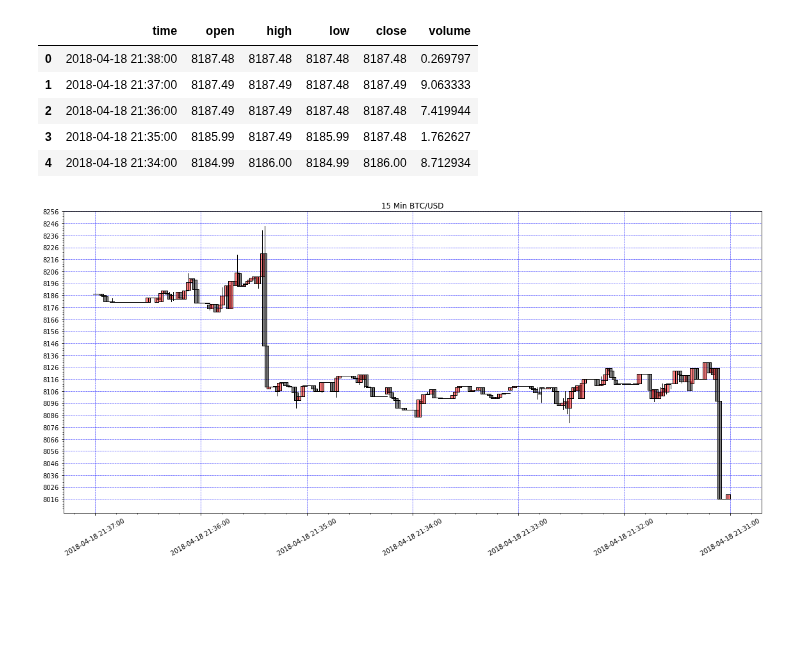
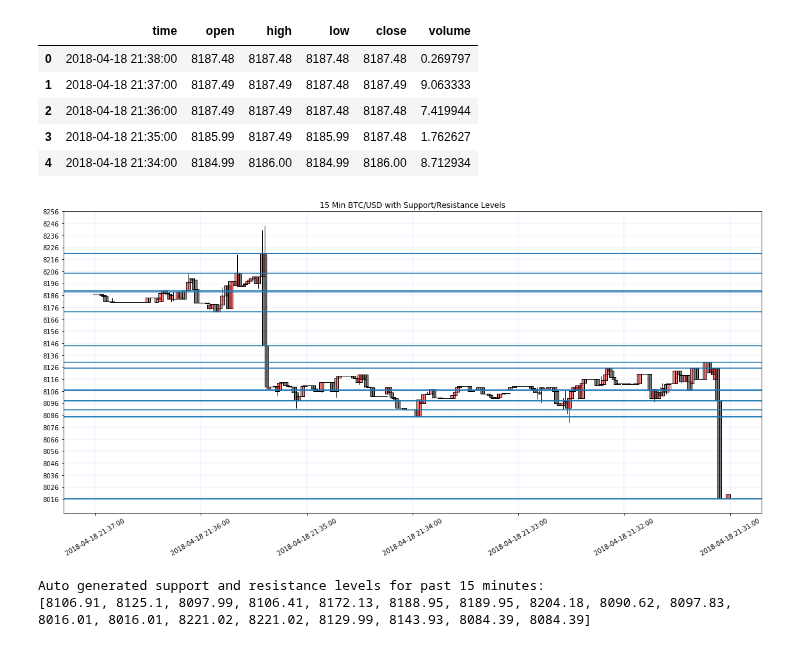
Before and after one commit to timothyyu/gdax-orderbook-ml, a Jupyter notebook: test_input_feature_expansion.ipynb, the cells around one changed output. Drawn from its saved outputs; the diff is of its cells as text; code cells hidden in the pictures; blank space fills up the shorter version.

Commit message:
auto s/r for chart from function working

```diff
--- a/test_input_feature_expansion.ipynb
+++ b/test_input_feature_expansion.ipynb
@@ -196,20 +193,48 @@ chart_15m_df.head()
 | 2 | 2018-04-18 21:36:00 | 8187.49 | 8187.49 | 8187.48 | 8187.48 | 7.419944 |
 | 3 | 2018-04-18 21:35:00 | 8185.99 | 8187.49 | 8185.99 | 8187.48 | 1.762627 |
 | 4 | 2018-04-18 21:34:00 | 8184.99 | 8186.00 | 8184.99 | 8186.00 | 8.712934 |
+# %%
+# Auto support/resistance adapted into function
+    # Source: Adapted from https://github.com/nakulnayyar/SupResGenerator
+from pandas_datareader import data, wb
+from sklearn.cluster import MeanShift, estimate_bandwidth
+
+def autoSR(dataframe):
+    data = chart_15m_df.as_matrix(columns=['close'])
+    data2 = data[:len(data)*1]
+    bandwidth = estimate_bandwidth(data2, quantile=0.1, n_samples=100)
+    ms = MeanShift(bandwidth=bandwidth, bin_seeding=True)
+    ms.fit(data2)
+    ml_results = []
+    for k in range(len(np.unique(ms.labels_))):
+            my_members = ms.labels_ == k
+            values = data[my_members, 0]
+            ml_results.append(min(values))
+            ml_results.append(max(values))
+    return ml_results
 # %%
-
+# Generate chart of past 15 minutes with autogenerated support and resistance levels:
 fig, ax = plt.subplots(figsize=(16, 8)
                      )
 candlestick2_ohlc(ax,chart_15m_df['open'],chart_15m_df['high'],chart_15m_df['low'],chart_15m_df['close'],width=2,\
                   colorup='k',colordown='r',alpha=.5)
 ax.set_xticklabels(chart_15m_df['time'] ,rotation=30)
 plt.yticks(np.arange(min(chart_15m_df['low']), max(chart_15m_df['high'])+20, 10))
-ax.minorticks_on()
+#ax.minorticks_on()
 ax.set_axisbelow(True)
-ax.grid(which='major', linestyle='--', linewidth='0.5', color='b')
-matplotlib.pyplot.title("15 Min BTC/USD")
+ax.grid(which='major', linestyle='--', linewidth='0.1', color='b')
+matplotlib.pyplot.title("15 Min BTC/USD with Support/Resistance Levels")
 #volume_overlay2(chart_15m_df['close'],chart_15m_df['volume'],width=1,colorup='k',colordown='r',alpha=1)
+autoSR(chart_15m_df)
+for k in ml_results:
+    plt.axhline(y=k)
 plt.tight_layout()
 plt.show()
 # %% [output]
-[figure, old version]
+[figure, new version]
+# %%
+print("Auto generated support and resistance levels for past 15 minutes:")
+print(ml_results)
+# %% [output]
+Auto generated support and resistance levels for past 15 minutes:
+[8106.91, 8125.1, 8097.99, 8106.41, 8172.13, 8188.95, 8189.95, 8204.18, 8090.62, 8097.83, 8016.01, 8016.01, 8221.02, 8221.02, 8129.99, 8143.93, 8084.39, 8084.39]
```
Also changed, not shown: parts of 2 cells of this notebook.
